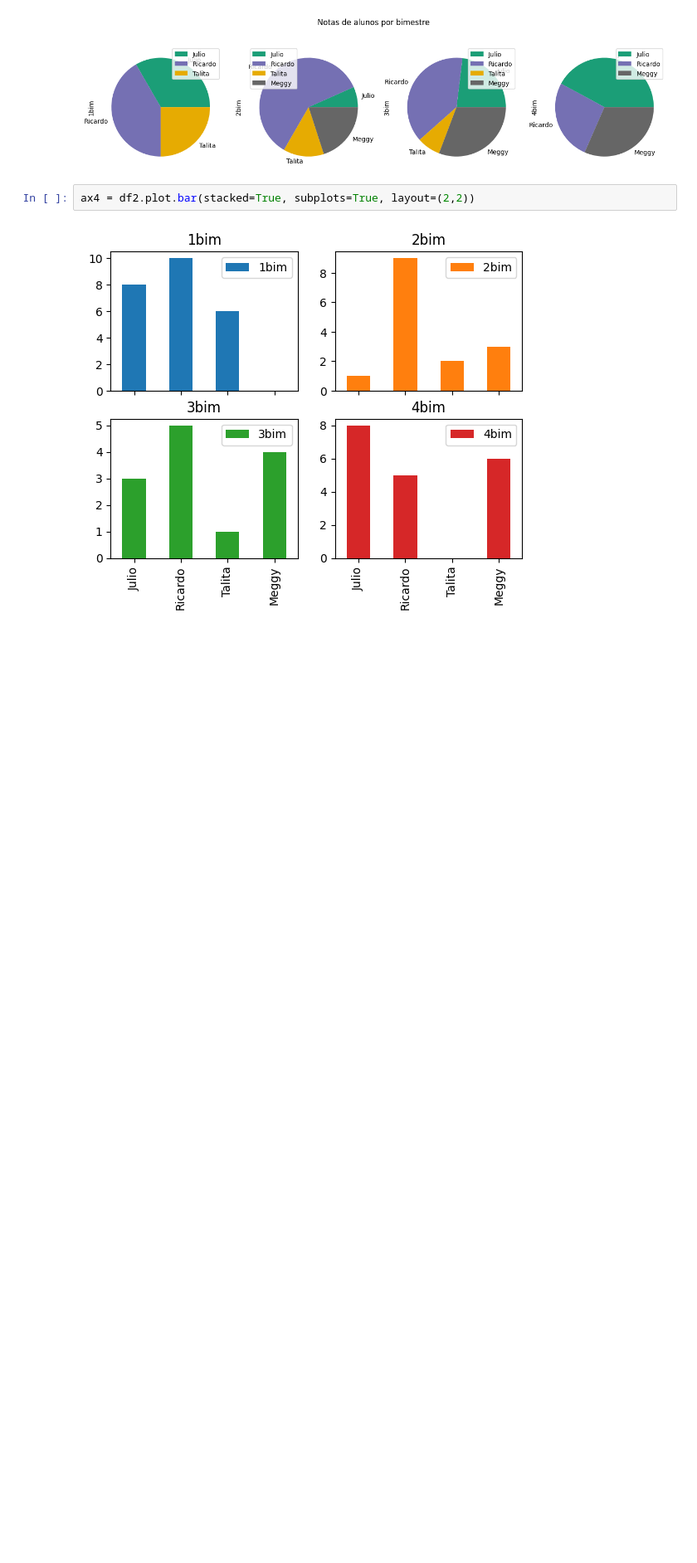
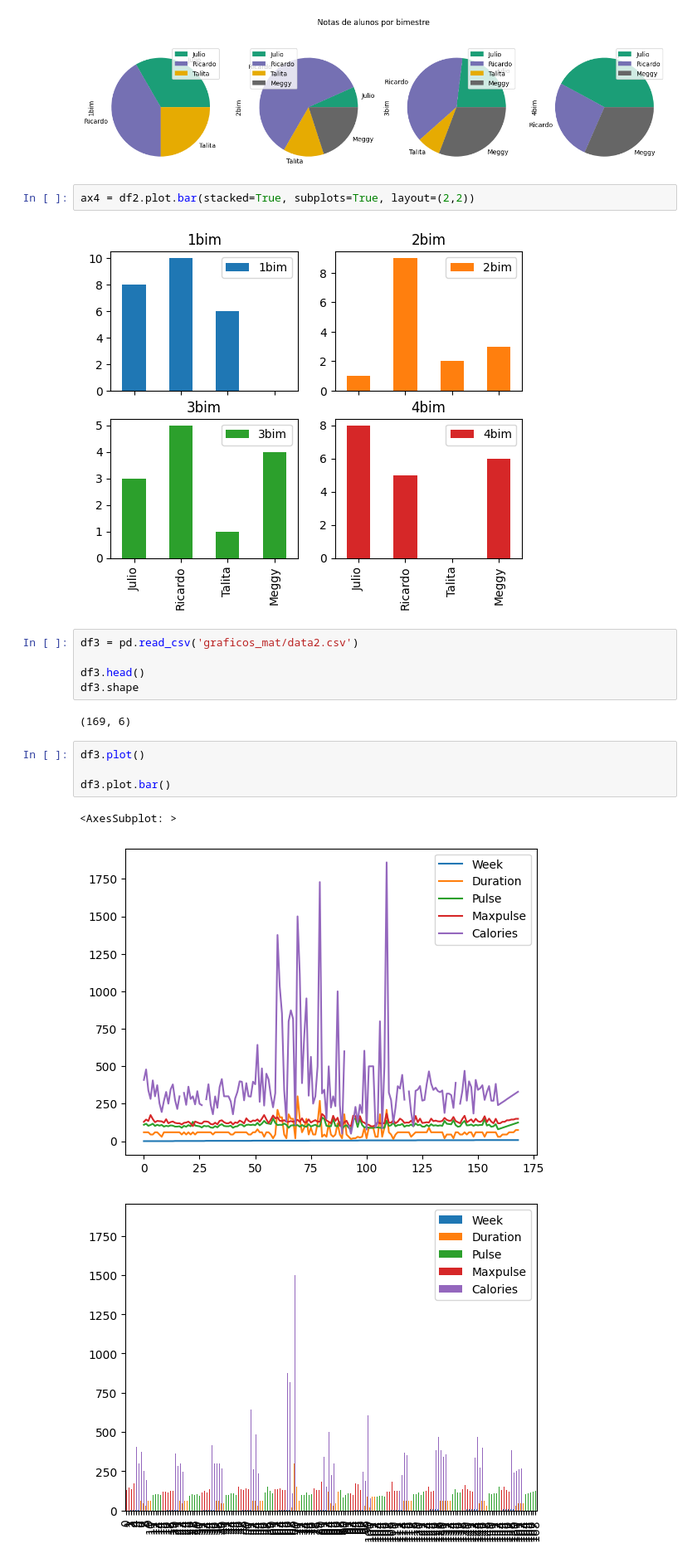
Before and after one commit to ElBulidur/t14241, a Jupyter notebook: aula_04/__main__.ipynb, the cells around one changed output. Shown at 83% size. Drawn from its saved outputs; the diff is of its cells as text; blank space fills up the shorter version.

```diff
--- a/aula_04/__main__.ipynb
+++ b/aula_04/__main__.ipynb
@@ -118,3 +118,18 @@ ax3 = df2.plot.pie(subplots=True, figsize=(16,4), colormap='Dark2', title='Notas
 ax4 = df2.plot.bar(stacked=True, subplots=True, layout=(2,2))
 # %% [output]
 [figure]
+# %%
+df3 = pd.read_csv('graficos_mat/data2.csv')
+
+df3.head()
+df3.shape
+# %% [output]
+(169, 6)
+# %%
+df3.plot()
+
+df3.plot.bar()
+# %% [output]
+<AxesSubplot: >
+[figure, added]
+[figure, added]
```
Also changed, not shown: parts of 3 cells of this notebook, 2 other files.
